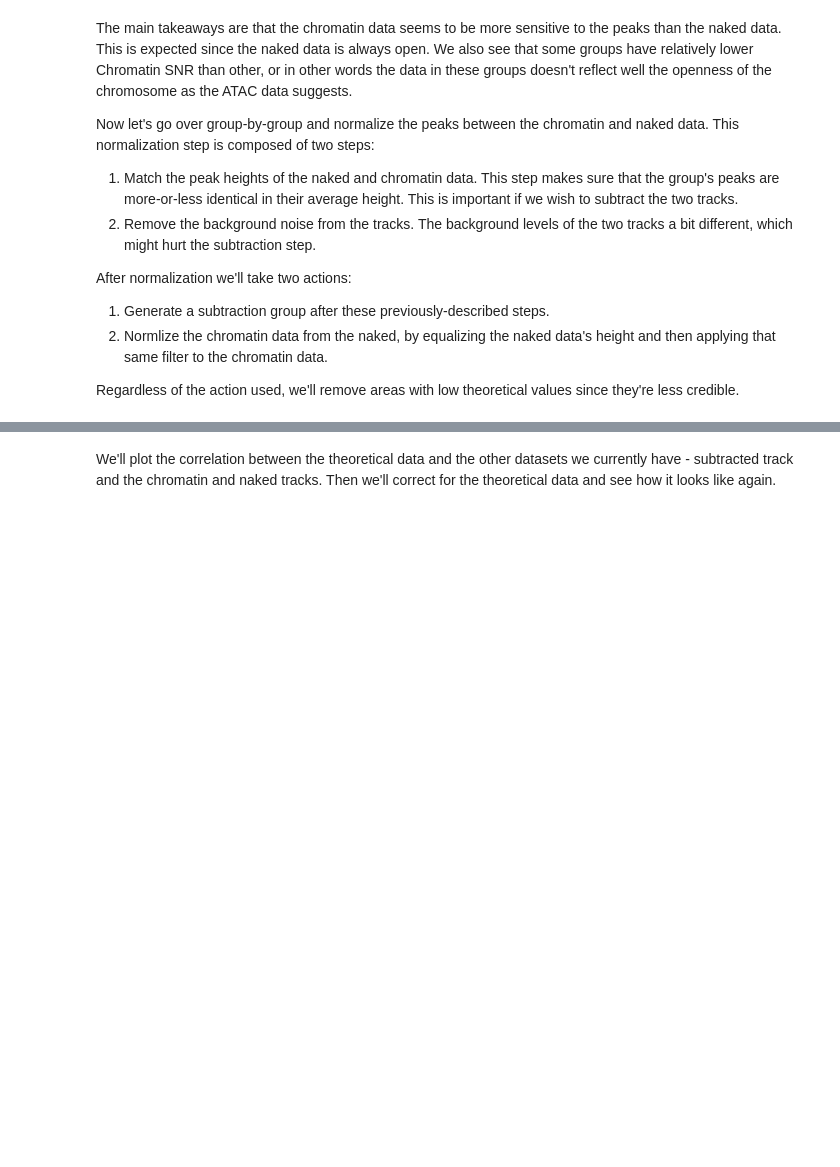
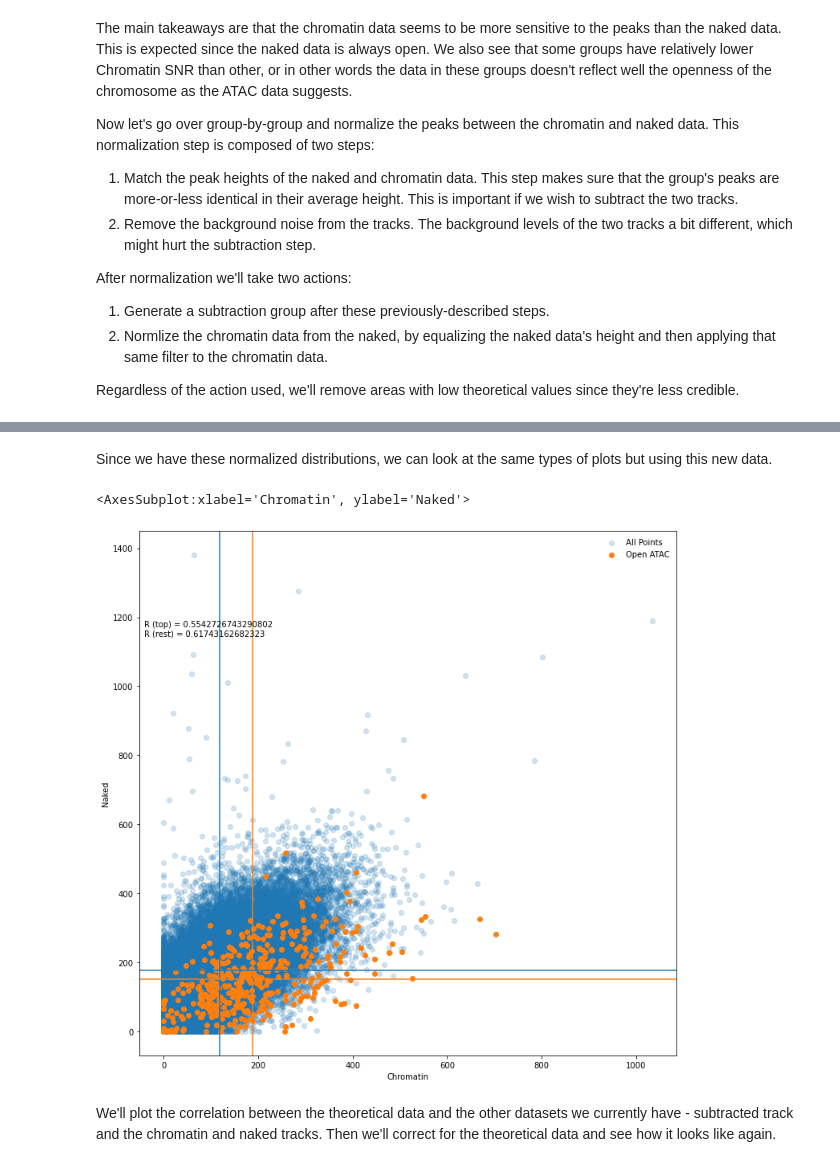
Before and after one commit to ebensteinLab/EcoDAM, a Jupyter notebook: notebooks/normalize_chrom_to_atac.ipynb, the cells around one changed output, grey strips where cells are left out. Saved outputs shown, nothing was run; the diff lists cells and outputs as text; code cells hidden in the pictures; blank space fills up the shorter version.

```diff
--- a/notebooks/normalize_chrom_to_atac.ipynb
+++ b/notebooks/normalize_chrom_to_atac.ipynb
@@ -106,3 +108,4 @@ chrom = eco.data.copy()
 chrom.loc[:, 'start_locus'] = chrom.index.left
 chrom.loc[:, 'end_locus'] = chrom.index.right
 chrom = chrom.reset_index().drop('locus', axis=1)
+nfr_loci = get_index_values_for_nfr(nfr_atac, chrom)
@@ -113,0 +134,9 @@ TypeError: cannot unpack non-iterable NoneType object
+# %%
+nfr_indices = nfr_loci.index.to_numpy()
+nfr_loci.loc[:, "locus"] = pd.IntervalIndex.from_arrays(
+    nfr_loci.loc[:, "start_locus"],
+    nfr_loci.loc[:, "end_locus"],
+    closed="left",
+    name="locus"
+)
+nfr_loci = nfr_loci.set_index("locus").drop(['start_locus', 'end_locus'], axis=1)
@@ -114,5 +162,7 @@ TypeError: cannot unpack non-iterable NoneType object
 # %%
+non_nfr_loci = eco.data.loc[eco.data.index.difference(nfr_loci.index)]
 non_nfr_indices = np.setdiff1d(np.arange(len(chrom)), nfr_indices)
+assert len(non_nfr_loci) == len(non_nfr_indices)
 # %% [markdown]
 Let's first observe how does the Naked and Chromatin peak data looks like - i.e. the values of one of these tracks at the HMMRATAC-defined indices.
 # %%
@@ -392,3 +355,15 @@ write_intindex_to_disk(subtraction, new_foldername / "naked_minus_chromatin.bedg
+# %% [markdown]
+Since we have these normalized distributions, we can look at the same types of plots but using this new data.
+# %%
+top_chrom_norm = chrom_norm_all.reindex(nfr_loci.index).dropna()
+top_naked_norm = naked_norm_all.reindex(nfr_loci.index).dropna()
+non_top_chrom_norm = chrom_norm_all.reindex(non_nfr_loci.index).dropna()
+non_top_naked_norm = naked_norm_all.reindex(non_nfr_loci.index).dropna()
+
+scatter_peaks_no_peaks(top_chrom_norm.loc[top_naked_norm.index], top_naked_norm, non_top_chrom_norm.loc[non_top_naked_norm.index], non_top_naked_norm)
+# %% [output]
+<AxesSubplot:xlabel='Chromatin', ylabel='Naked'>
+[figure, added]
 # %% [markdown]
 We'll plot the correlation between the theoretical data and the other datasets we currently have - subtracted track and the chromatin and naked tracks. Then we'll correct for the theoretical data and see how it looks like again.
 # %%
```
Also changed, not shown: parts of 34 cells of this notebook, 9 other files.
